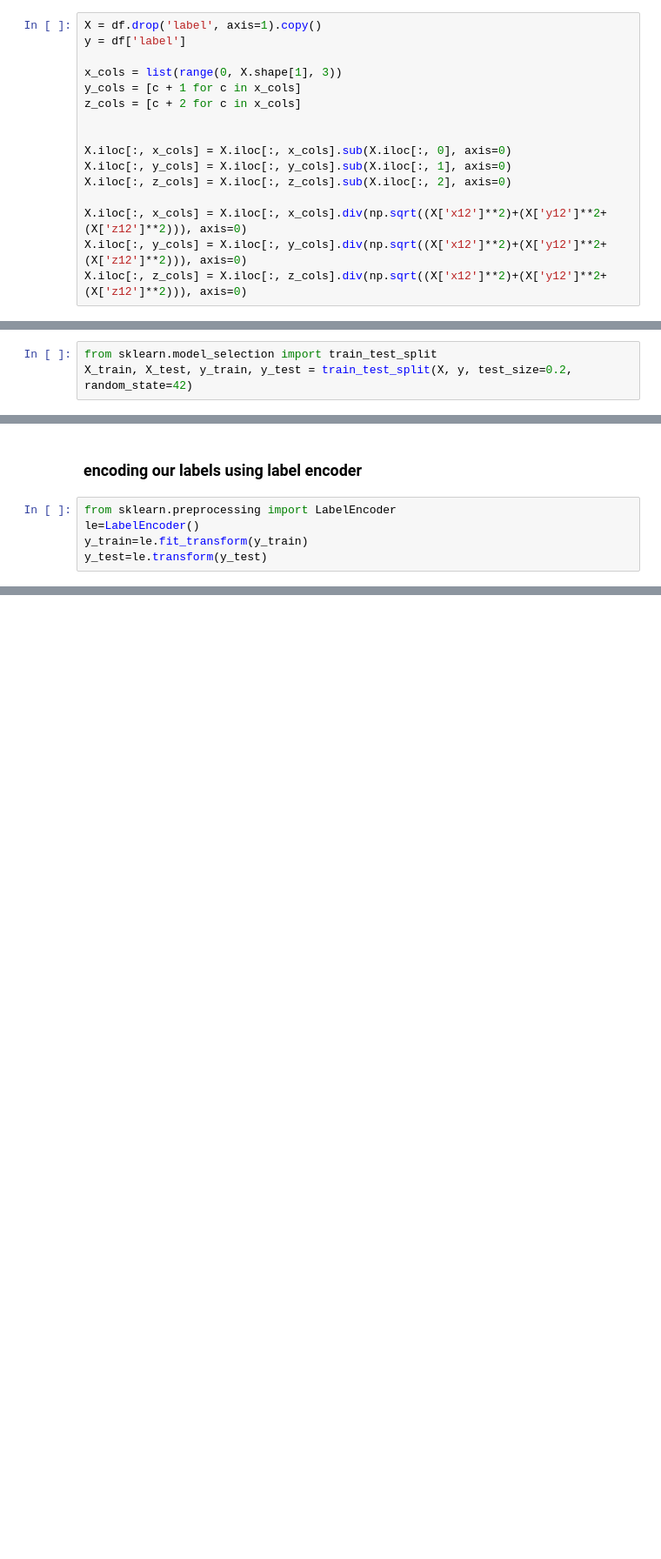
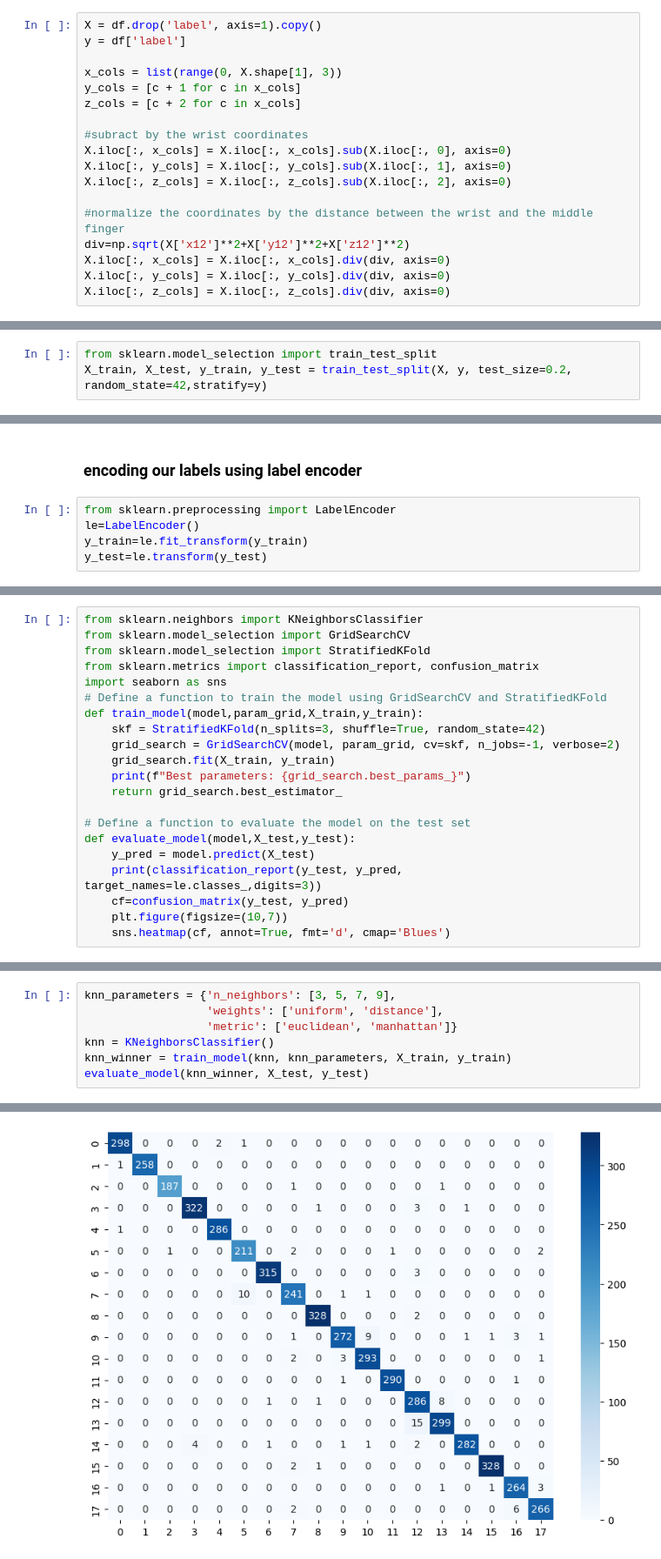
Before and after one commit to sabry558/Hand-gestures-classification, a Jupyter notebook: Hand gestures.ipynb, the cells around one changed output, grey strips where cells are left out. Shown at 87% size. Saved outputs shown, nothing was run; the diff lists cells and outputs as text; blank space fills up the shorter version.

```diff
--- a/Hand gestures.ipynb
+++ b/Hand gestures.ipynb
@@ -97,14 +99,16 @@ x_cols = list(range(0, X.shape[1], 3))
 y_cols = [c + 1 for c in x_cols]
 z_cols = [c + 2 for c in x_cols]
 
-
+#subract by the wrist coordinates
 X.iloc[:, x_cols] = X.iloc[:, x_cols].sub(X.iloc[:, 0], axis=0)
 X.iloc[:, y_cols] = X.iloc[:, y_cols].sub(X.iloc[:, 1], axis=0)
 X.iloc[:, z_cols] = X.iloc[:, z_cols].sub(X.iloc[:, 2], axis=0)
 
-X.iloc[:, x_cols] = X.iloc[:, x_cols].div(np.sqrt((X['x12']**2)+(X['y12']**2+(X['z12']**2))), axis=0)
-X.iloc[:, y_cols] = X.iloc[:, y_cols].div(np.sqrt((X['x12']**2)+(X['y12']**2+(X['z12']**2))), axis=0)
-X.iloc[:, z_cols] = X.iloc[:, z_cols].div(np.sqrt((X['x12']**2)+(X['y12']**2+(X['z12']**2))), axis=0)
+#normalize the coordinates by the distance between the wrist and the middle finger
+div=np.sqrt(X['x12']**2+X['y12']**2+X['z12']**2)
+X.iloc[:, x_cols] = X.iloc[:, x_cols].div(div, axis=0)
+X.iloc[:, y_cols] = X.iloc[:, y_cols].div(div, axis=0)
+X.iloc[:, z_cols] = X.iloc[:, z_cols].div(div, axis=0)
 # %% [markdown]
 ### now lets split our dataset to train and test before preprocessing our data to prevent data leakage <br>
 #### but first lets see number of instances of each class
@@ -119,3 +123,3 @@ plt.show()
 # %%
 from sklearn.model_selection import train_test_split
-X_train, X_test, y_train, y_test = train_test_split(X, y, test_size=0.2, random_state=42)
+X_train, X_test, y_train, y_test = train_test_split(X, y, test_size=0.2, random_state=42,stratify=y)
@@ -135,0 +137,21 @@ y_test=le.transform(y_test)
+# %%
+from sklearn.neighbors import KNeighborsClassifier
+from sklearn.model_selection import GridSearchCV
+from sklearn.model_selection import StratifiedKFold
+from sklearn.metrics import classification_report, confusion_matrix
+import seaborn as sns
+# Define a function to train the model using GridSearchCV and StratifiedKFold
+def train_model(model,param_grid,X_train,y_train):
+    skf = StratifiedKFold(n_splits=3, shuffle=True, random_state=42)
+    grid_search = GridSearchCV(model, param_grid, cv=skf, n_jobs=-1, verbose=2)
+    grid_search.fit(X_train, y_train)
+    print(f"Best parameters: {grid_search.best_params_}")
+    return grid_search.best_estimator_
+
+# Define a function to evaluate the model on the test set
+def evaluate_model(model,X_test,y_test):
+    y_pred = model.predict(X_test)
+    print(classification_report(y_test, y_pred, target_names=le.classes_,digits=3))
+    cf=confusion_matrix(y_test, y_pred)
+    plt.figure(figsize=(10,7))
+    sns.heatmap(cf, annot=True, fmt='d', cmap='Blues')
@@ -135,0 +160,8 @@ y_test=le.transform(y_test)
+# %%
+knn_parameters = {'n_neighbors': [3, 5, 7, 9],
+                  'weights': ['uniform', 'distance'],
+                  'metric': ['euclidean', 'manhattan']}
+knn = KNeighborsClassifier()
+knn_winner = train_model(knn, knn_parameters, X_train, y_train)
+evaluate_model(knn_winner, X_test, y_test)
+# %% [output]
@@ -135,0 +185 @@ y_test=le.transform(y_test)
+[figure, added]
```
Also changed, not shown: parts of 27 cells of this notebook.
